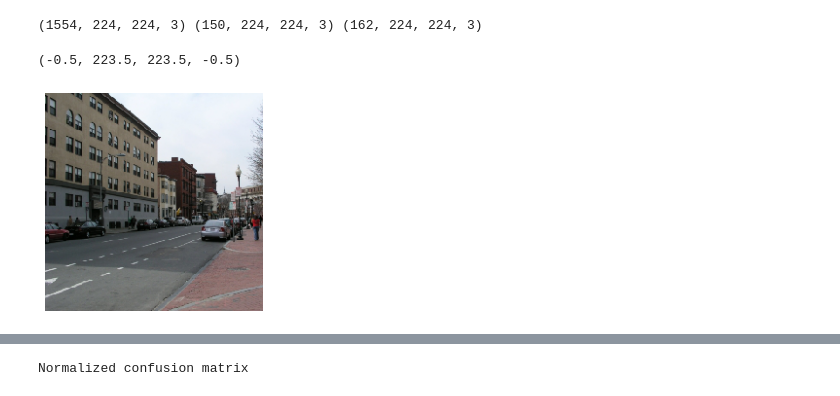
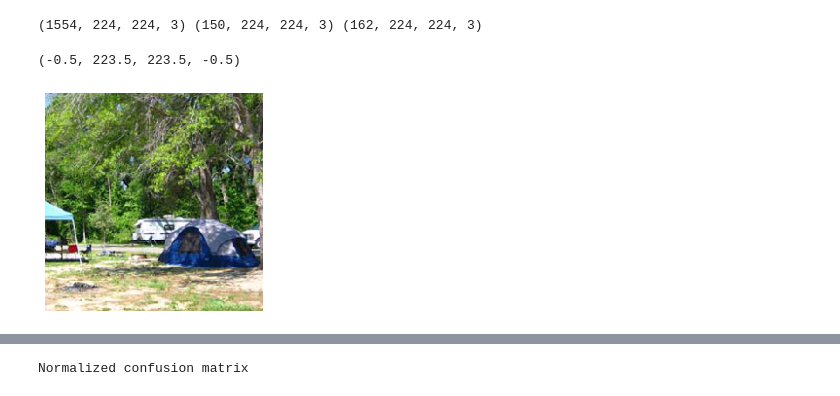
Before and after one commit to soukhind2/vgg16obj, a Jupyter notebook: colab_test.ipynb, the cells around one changed output, grey strips where cells are left out. Saved outputs shown, nothing was run; the diff lists cells and outputs as text; code cells hidden in the pictures.

```diff
--- a/colab_test.ipynb
+++ b/colab_test.ipynb
@@ -91,11 +89,11 @@ print(train_it.shape,val_it.shape,test_it.shape)
 (1554, 224, 224, 3) (150, 224, 224, 3) (162, 224, 224, 3)
 # %%
 import matplotlib.pyplot as plt
-plt.imshow(train_it[700])
+plt.imshow(train_it[800])
 plt.axis('off')
 # %% [output]
 (-0.5, 223.5, 223.5, -0.5)
-[figure, old version]
+[figure, new version]
 # %%
 model = VGG16(weights='imagenet',
               include_top=False,input_shape = [244,244,3])
```
Also changed, not shown: parts of 20 cells of this notebook.
